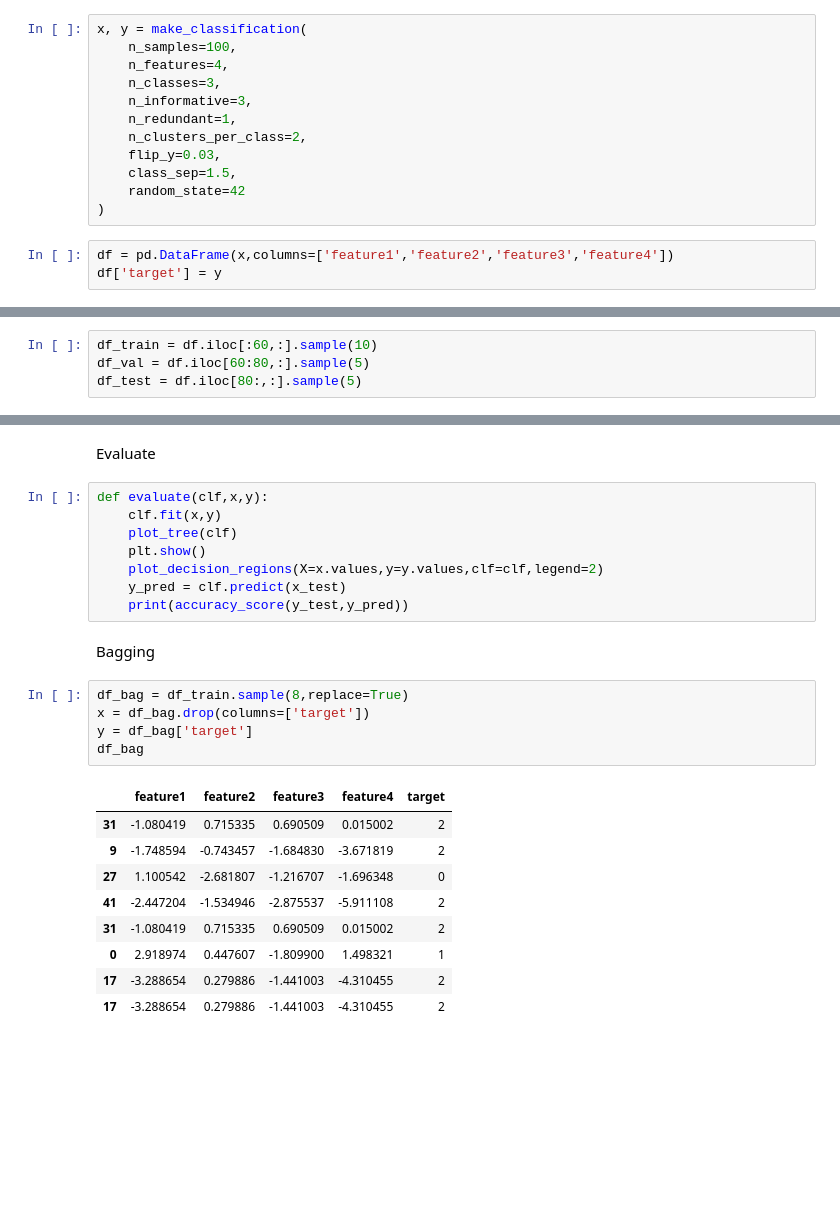
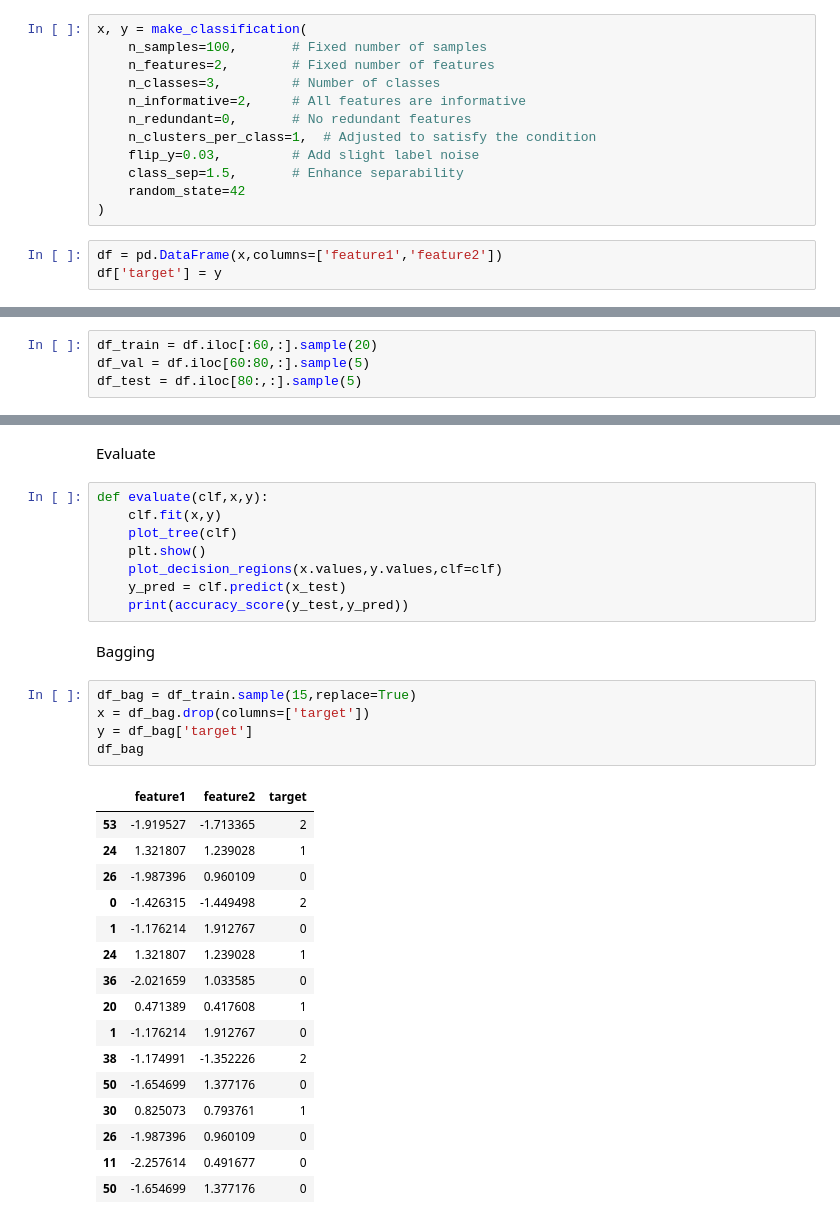
Before and after one commit to Khushi130404/Ensemble-Learning, a Jupyter notebook: Bagging_Ensemble/bagging_learning.ipynb, the cells around one changed output, grey strips where cells are left out. Saved outputs shown, nothing was run; the diff lists cells and outputs as text; blank space fills up the shorter version.

```diff
--- a/Bagging_Ensemble/bagging_learning.ipynb
+++ b/Bagging_Ensemble/bagging_learning.ipynb
@@ -10,18 +10,18 @@ from mlxtend.plotting import plot_decision_regions
 from sklearn.datasets import make_classification
 # %%
 x, y = make_classification(
-    n_samples=100,
-    n_features=4,
-    n_classes=3,
-    n_informative=3,
-    n_redundant=1,
-    n_clusters_per_class=2,
-    flip_y=0.03,
-    class_sep=1.5,
+    n_samples=100,       # Fixed number of samples
+    n_features=2,        # Fixed number of features
+    n_classes=3,         # Number of classes
+    n_informative=2,     # All features are informative
+    n_redundant=0,       # No redundant features
+    n_clusters_per_class=1,  # Adjusted to satisfy the condition
+    flip_y=0.03,         # Add slight label noise
+    class_sep=1.5,       # Enhance separability
     random_state=42
 )
 # %%
-df = pd.DataFrame(x,columns=['feature1','feature2','feature3','feature4'])
+df = pd.DataFrame(x,columns=['feature1','feature2'])
 df['target'] = y
 # %%
 df.head()
@@ -35,5 +35,5 @@ df.head()
 # %%
-df_train = df.iloc[:60,:].sample(10)
+df_train = df.iloc[:60,:].sample(20)
 df_val = df.iloc[60:80,:].sample(5)
 df_test = df.iloc[80:,:].sample(5)
 # %%
@@ -46,23 +46,30 @@ def evaluate(clf,x,y):
     clf.fit(x,y)
     plot_tree(clf)
     plt.show()
-    plot_decision_regions(X=x.values,y=y.values,clf=clf,legend=2)
+    plot_decision_regions(x.values,y.values,clf=clf)
     y_pred = clf.predict(x_test)
     print(accuracy_score(y_test,y_pred))
 # %% [markdown]
 Bagging
 # %%
-df_bag = df_train.sample(8,replace=True)
+df_bag = df_train.sample(15,replace=True)
 x = df_bag.drop(columns=['target'])
 y = df_bag['target']
 df_bag
 # %% [output]
-|  | feature1 | feature2 | feature3 | feature4 | target |
-| 31 | -1.080419 | 0.715335 | 0.690509 | 0.015002 | 2 |
-| 9 | -1.748594 | -0.743457 | -1.684830 | -3.671819 | 2 |
-| 27 | 1.100542 | -2.681807 | -1.216707 | -1.696348 | 0 |
-| 41 | -2.447204 | -1.534946 | -2.875537 | -5.911108 | 2 |
-| 31 | -1.080419 | 0.715335 | 0.690509 | 0.015002 | 2 |
-| 0 | 2.918974 | 0.447607 | -1.809900 | 1.498321 | 1 |
-| 17 | -3.288654 | 0.279886 | -1.441003 | -4.310455 | 2 |
-| 17 | -3.288654 | 0.279886 | -1.441003 | -4.310455 | 2 |
+|  | feature1 | feature2 | target |
+| 53 | -1.919527 | -1.713365 | 2 |
+| 24 | 1.321807 | 1.239028 | 1 |
+| 26 | -1.987396 | 0.960109 | 0 |
+| 0 | -1.426315 | -1.449498 | 2 |
+| 1 | -1.176214 | 1.912767 | 0 |
+| 24 | 1.321807 | 1.239028 | 1 |
+| 36 | -2.021659 | 1.033585 | 0 |
+| 20 | 0.471389 | 0.417608 | 1 |
+| 1 | -1.176214 | 1.912767 | 0 |
+| 38 | -1.174991 | -1.352226 | 2 |
+| 50 | -1.654699 | 1.377176 | 0 |
+| 30 | 0.825073 | 0.793761 | 1 |
+| 26 | -1.987396 | 0.960109 | 0 |
+| 11 | -2.257614 | 0.491677 | 0 |
+| 50 | -1.654699 | 1.377176 | 0 |
```
Also changed, not shown: parts of 2 cells of this notebook.
